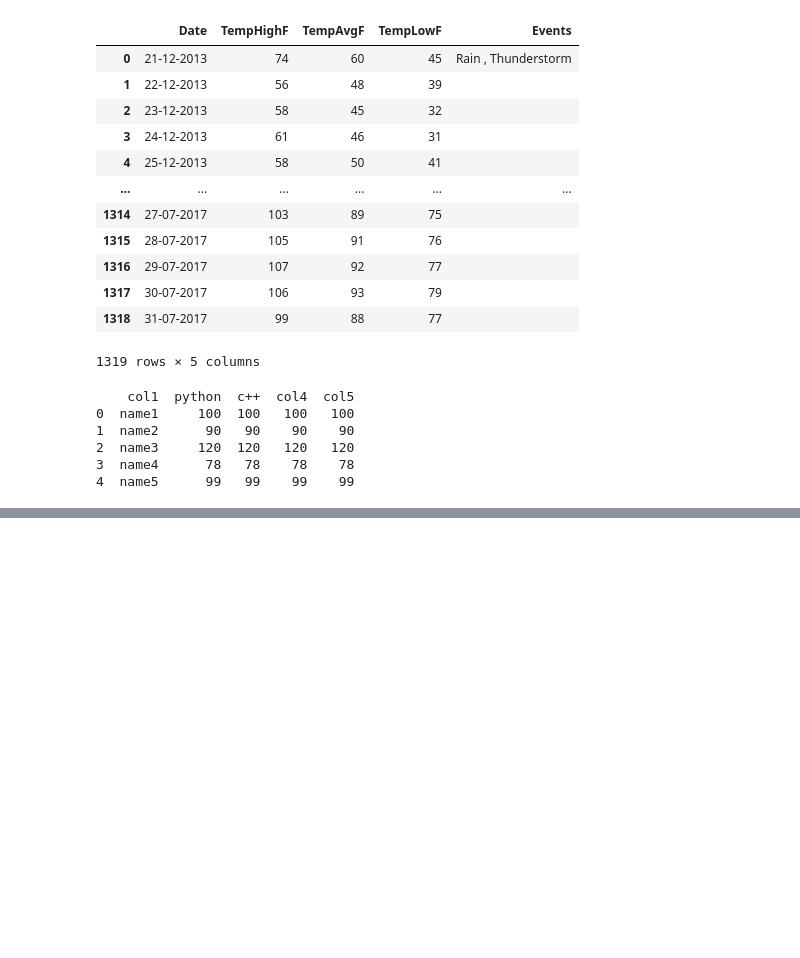
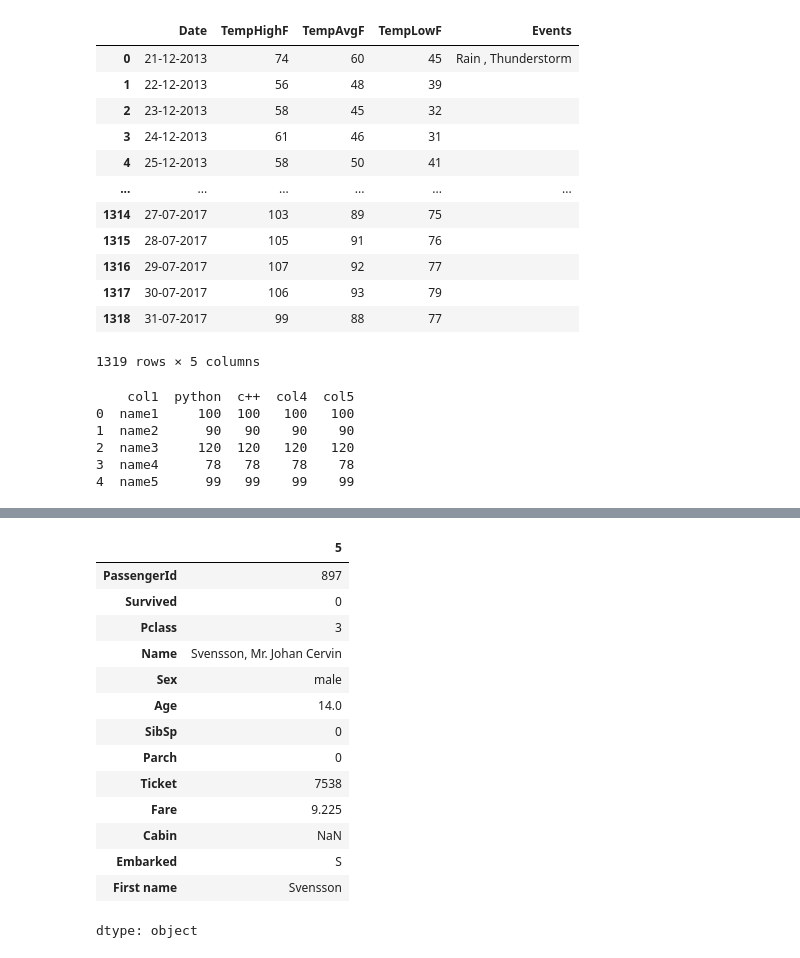
Before and after one commit to devendrapandey2005/DSA-with-python, a Jupyter notebook: 7th_sem_python_aur_ml.ipynb, the cells around one changed output, grey strips where cells are left out. Drawn from its saved outputs; the diff is of its cells as text; code cells hidden in the pictures; blank space fills up the shorter version.

```diff
--- a/7th_sem_python_aur_ml.ipynb
+++ b/7th_sem_python_aur_ml.ipynb
@@ -2125,0 +2016,18 @@ print(students)
+# %%
+titanic.iloc[5]
+# %% [output]
+|  | 5 |
+| PassengerId | 897 |
+| Survived | 0 |
+| Pclass | 3 |
+| Name | Svensson, Mr. Johan Cervin |
+| Sex | male |
+| Age | 14.0 |
+| SibSp | 0 |
+| Parch | 0 |
+| Ticket | 7538 |
+| Fare | 9.225 |
+| Cabin | NaN |
+| Embarked | S |
+| First name | Svensson |
+dtype: object
```
Also changed, not shown: parts of 128 cells of this notebook.
